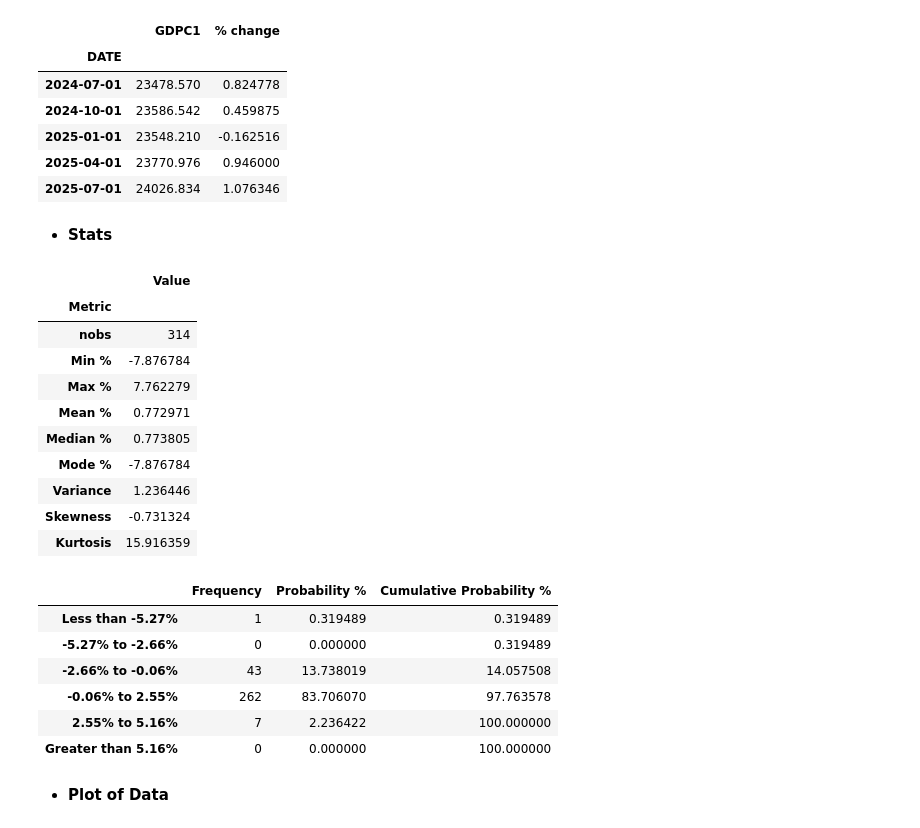
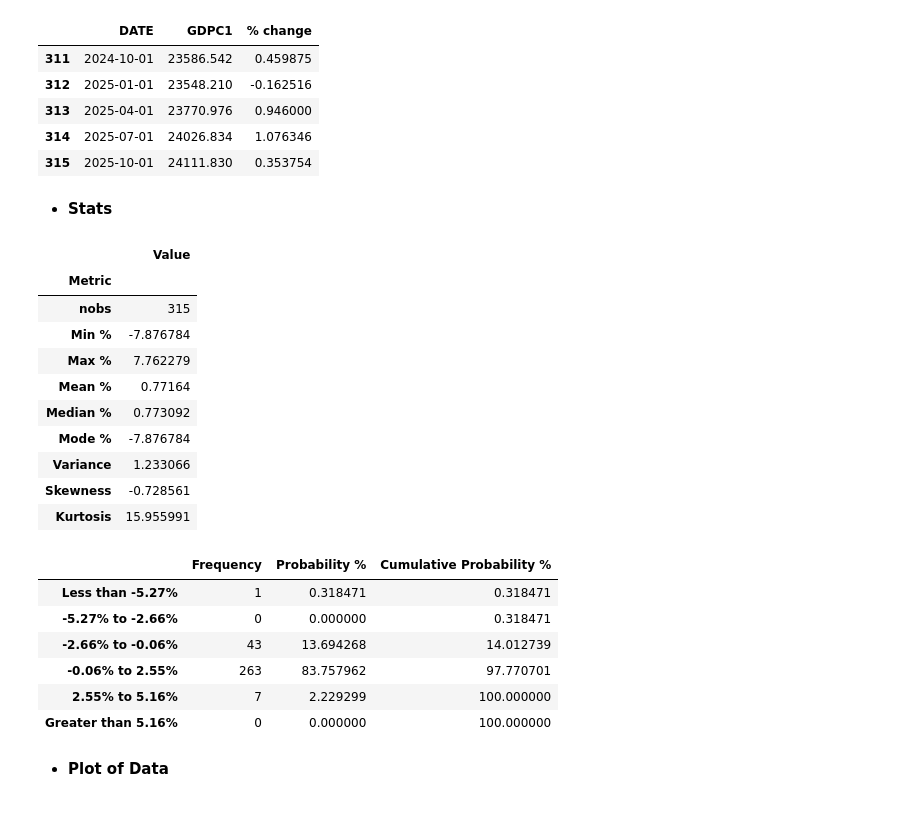
Before and after one commit to mod7ex/macro, a Jupyter notebook: macro-indices/GDP.ipynb, the cells around one changed output. Cells and saved outputs as stored; diff of their text form; code cells hidden in the pictures.

```diff
--- a/macro-indices/GDP.ipynb
+++ b/macro-indices/GDP.ipynb
@@ -23,25 +21,21 @@ INDICATOR = 'GDPC1'
 
 COL = '% change'
 # %%
-df = pd.read_csv(os.path.join(DATA_FOLDER_PATH, INDICATOR + '.csv'))
-
-df['DATE'] = pd.to_datetime(df['DATE'])
-df.set_index('DATE', inplace=True)
+df = load_report_data(INDICATOR)
 
 # df[COL] = df[INDICATOR].pct_change(fill_method=None) * 100
 df[COL] = (df[INDICATOR].ffill().pct_change() * 100)
 
 df.dropna(inplace=True)
 
 df.tail()
 # %% [output]
-|  | GDPC1 | % change |
-| DATE |  |  |
-| 2024-07-01 | 23478.570 | 0.824778 |
-| 2024-10-01 | 23586.542 | 0.459875 |
-| 2025-01-01 | 23548.210 | -0.162516 |
-| 2025-04-01 | 23770.976 | 0.946000 |
-| 2025-07-01 | 24026.834 | 1.076346 |
+|  | DATE | GDPC1 | % change |
+| 311 | 2024-10-01 | 23586.542 | 0.459875 |
+| 312 | 2025-01-01 | 23548.210 | -0.162516 |
+| 313 | 2025-04-01 | 23770.976 | 0.946000 |
+| 314 | 2025-07-01 | 24026.834 | 1.076346 |
+| 315 | 2025-10-01 | 24111.830 | 0.353754 |
 # %% [markdown]
 - **Stats**
 # %%
@@ -51,26 +45,26 @@ df_stats
 # %% [output]
 |  | Value |
 | Metric |  |
-| nobs | 314 |
+| nobs | 315 |
 | Min % | -7.876784 |
 | Max % | 7.762279 |
-| Mean % | 0.772971 |
-| Median % | 0.773805 |
+| Mean % | 0.77164 |
+| Median % | 0.773092 |
 | Mode % | -7.876784 |
-| Variance | 1.236446 |
-| Skewness | -0.731324 |
-| Kurtosis | 15.916359 |
+| Variance | 1.233066 |
+| Skewness | -0.728561 |
+| Kurtosis | 15.955991 |
 # %%
 freq_table = get_frequency_table(df[COL])
 
 freq_table
 # %% [output]
 |  | Frequency | Probability % | Cumulative Probability % |
-| Less than -5.27% | 1 | 0.319489 | 0.319489 |
-| -5.27% to -2.66% | 0 | 0.000000 | 0.319489 |
-| -2.66% to -0.06% | 43 | 13.738019 | 14.057508 |
-| -0.06% to 2.55% | 262 | 83.706070 | 97.763578 |
-| 2.55% to 5.16% | 7 | 2.236422 | 100.000000 |
+| Less than -5.27% | 1 | 0.318471 | 0.318471 |
+| -5.27% to -2.66% | 0 | 0.000000 | 0.318471 |
+| -2.66% to -0.06% | 43 | 13.694268 | 14.012739 |
+| -0.06% to 2.55% | 263 | 83.757962 | 97.770701 |
+| 2.55% to 5.16% | 7 | 2.229299 | 100.000000 |
 | Greater than 5.16% | 0 | 0.000000 | 100.000000 |
 # %%
 fig = plot_df_chart(
```
Also changed, not shown: parts of 3 cells of this notebook, 10 other files.
